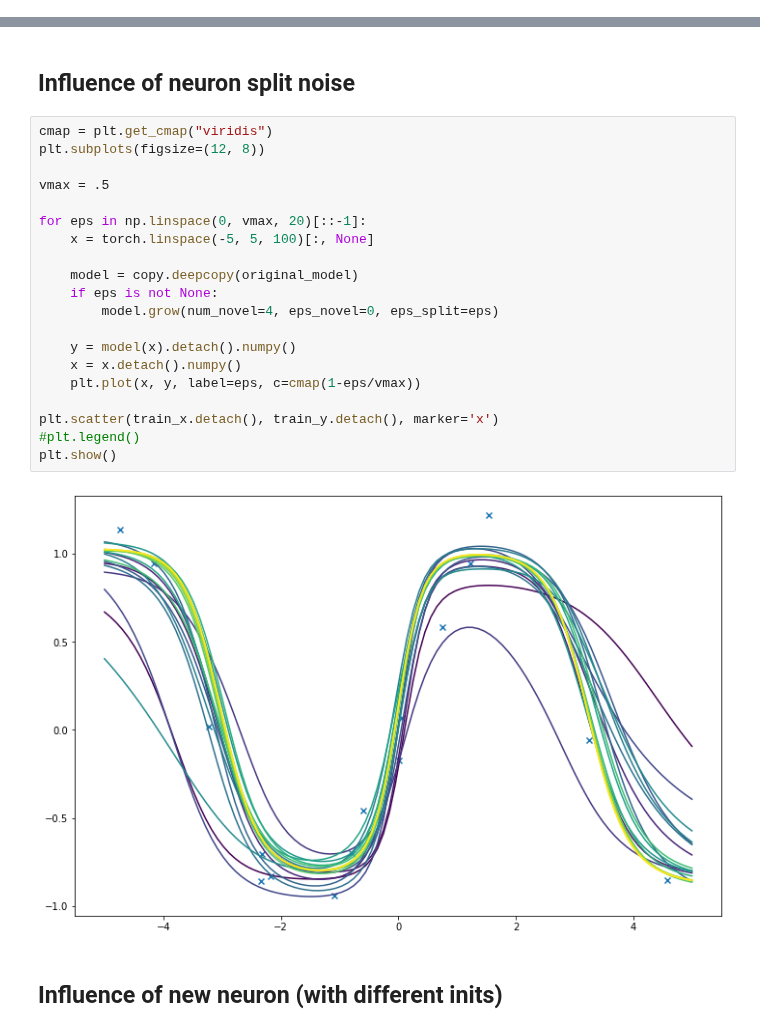
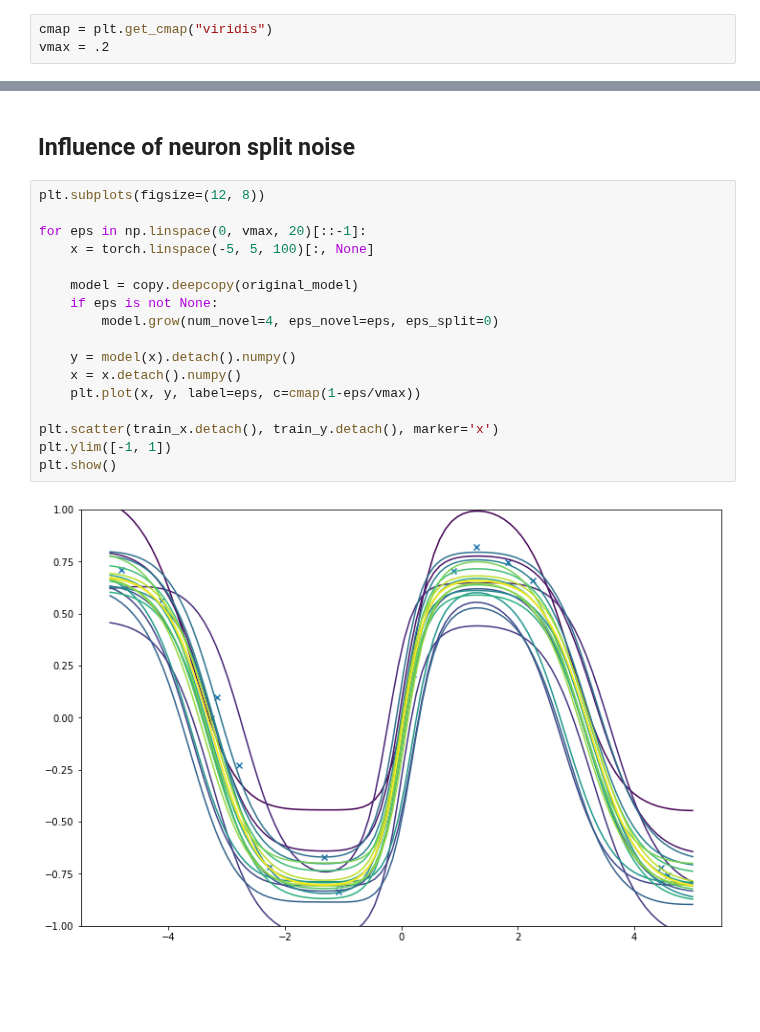
Before and after one commit to plonerma/growing-transformer, a Jupyter notebook: demo_mlp_growth_operation.ipynb, the cells around one changed output, grey strips where cells are left out. Saved outputs shown, nothing was run; the diff lists cells and outputs as text; blank space fills up the shorter version.

```diff
--- a/demo_mlp_growth_operation.ipynb
+++ b/demo_mlp_growth_operation.ipynb
@@ -63,2 +63,5 @@ plt.show()
 # %% [markdown]
 # Growing the model
+# %%
+cmap = plt.get_cmap("viridis")
+vmax = .2
@@ -65,26 +89,21 @@ plt.show()
 # %% [markdown]
 ## Influence of neuron split noise
 # %%
-cmap = plt.get_cmap("viridis")
 plt.subplots(figsize=(12, 8))
-
-vmax = .5
 
 for eps in np.linspace(0, vmax, 20)[::-1]:
     x = torch.linspace(-5, 5, 100)[:, None]
 
     model = copy.deepcopy(original_model)
     if eps is not None:
-        model.grow(num_novel=4, eps_novel=0, eps_split=eps)
+        model.grow(num_novel=4, eps_novel=eps, eps_split=0)
 
     y = model(x).detach().numpy()
     x = x.detach().numpy()
     plt.plot(x, y, label=eps, c=cmap(1-eps/vmax))
 
 plt.scatter(train_x.detach(), train_y.detach(), marker='x')
-#plt.legend()
+plt.ylim([-1, 1])
 plt.show()
 # %% [output]
-[figure, old version]
+[figure, new version]
-# %% [markdown]
-## Influence of new neuron (with different inits)
```
Also changed, not shown: parts of 5 cells of this notebook, 11 other files.
